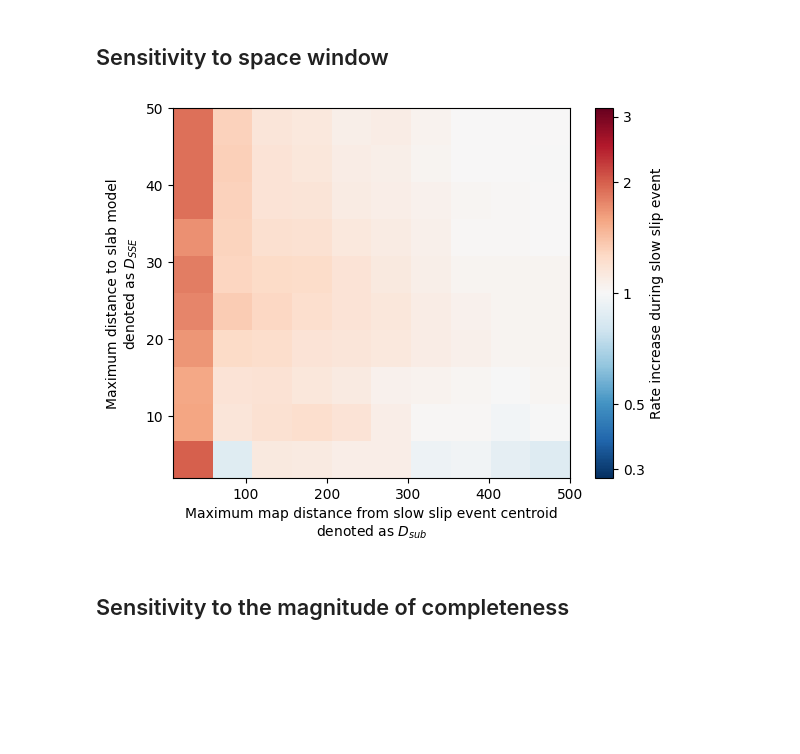
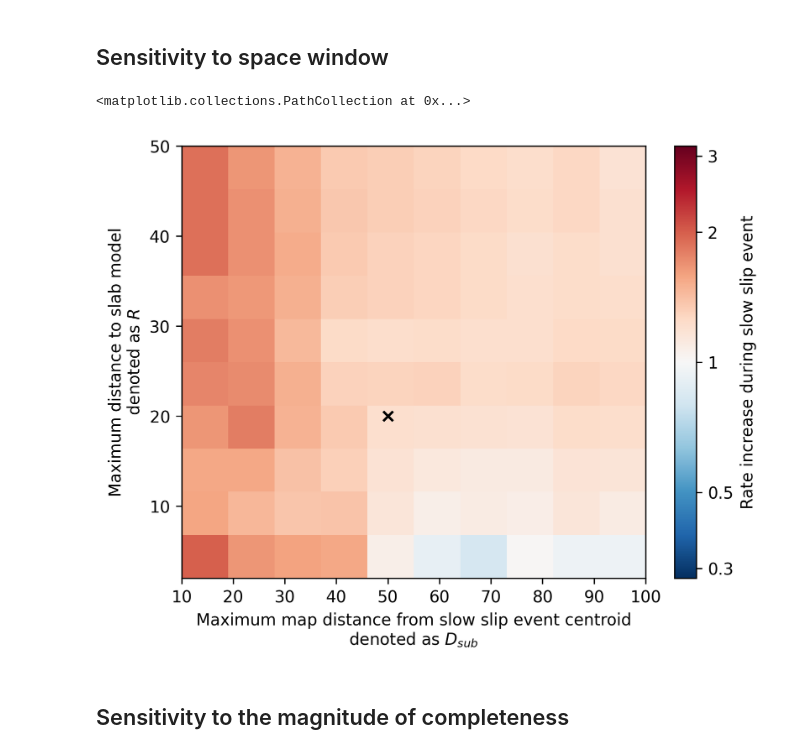
Before and after one commit to keliankaz/global_SSE, a Jupyter notebook: notebooks/sensitivity.ipynb, the cells around one changed output. Saved outputs shown, nothing was run; the diff lists cells and outputs as text; code cells hidden in the pictures; blank space fills up the shorter version.

```diff
--- a/notebooks/sensitivity.ipynb
+++ b/notebooks/sensitivity.ipynb
@@ -10,7 +11,7 @@ cmap = 'RdBu_r'
 # %% [markdown]
 ## Sensitivity to space window
 # %%
-N = 5
+N = 10
 D_sub_range = [2,50]    # km
 D_SSE_range = [10, 100] # km
 D_sub = np.linspace(*D_sub_range,N)
@@ -21,20 +22,23 @@ for i,d_sub in enumerate(D_sub):
     for j, d_sse in enumerate(D_SSE):
         space_grid[i,j] = Stack(REPRESENTATIVE_SSE_SIZE=d_sse, DISTANCE_TO_SLAB=d_sub).average_rate_increase()
 # %%
-fig, ax = plt.subplots()
+fig, ax = plt.subplots(dpi=300)
 gr = ax.imshow(np.log10(space_grid), cmap=cmap, origin='lower',extent=[*D_SSE_range,*D_sub_range], vmin=crange[0],vmax=crange[1],aspect='auto')
 
 ax.set(
-    ylabel='Maximum distance to slab model\ndenoted as $D_{SSE}$',
     xlabel='Maximum map distance from slow slip event centroid\ndenoted as $D_{sub}$',
+    ylabel='Maximum distance to slab model\ndenoted as $R$',
 )
 
 cax=fig.colorbar(gr)
 cax.set_label('Rate increase during slow slip event')
 cax.set_ticks(np.log10([0.3333,0.5,1,2,3]))
 cax.set_ticklabels([0.3,0.5,1,2,3])
+
+ax.scatter(50, 20, marker='x', color='k')
 # %% [output]
+<matplotlib.collections.PathCollection at 0x...>
-[figure, old version]
+[figure, new version]
 # %% [markdown]
 ## Sensitivity to the magnitude of completeness
 # %%
```
Also changed, not shown: parts of 16 cells of this notebook.
